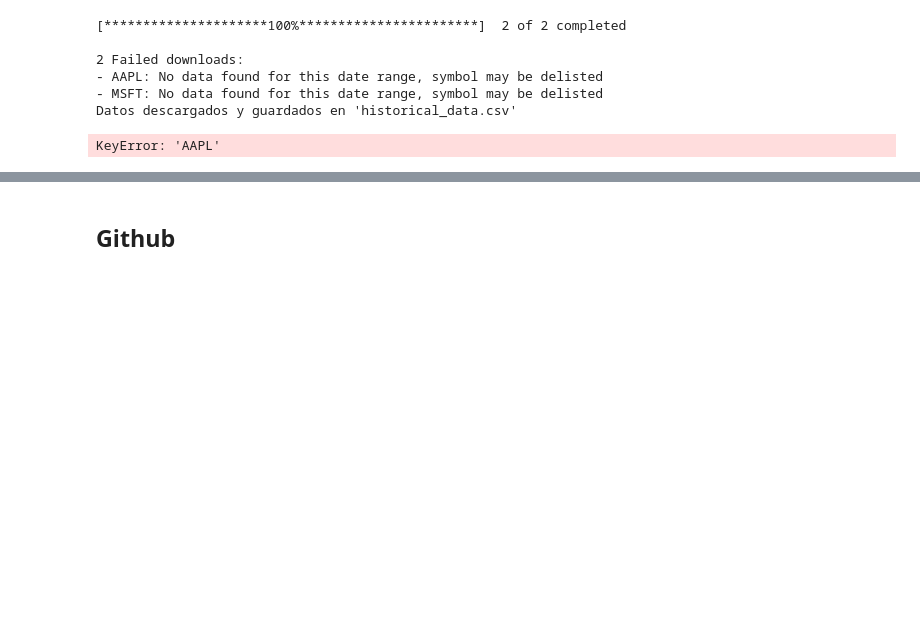
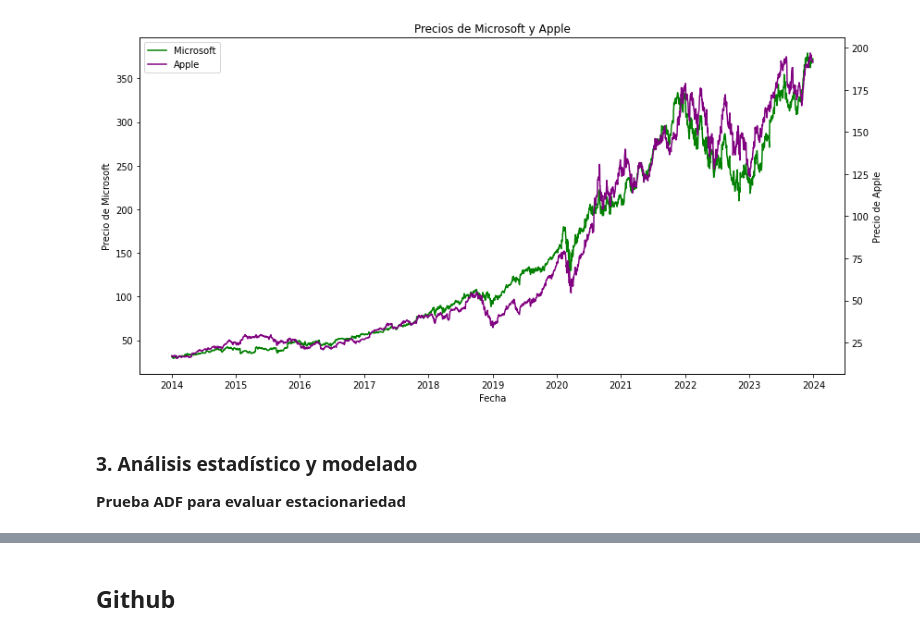
Before and after one commit to elpedrogael/002-Pairs-Trading, a Jupyter notebook: 002_Pairs_Trading.ipynb, the cells around one changed output, grey strips where cells are left out. Cells and saved outputs as stored; diff of their text form; code cells hidden in the pictures; blank space fills up the shorter version.

```diff
--- a/002_Pairs_Trading.ipynb
+++ b/002_Pairs_Trading.ipynb
@@ -147,47 +70,31 @@ def calculate_hedge_ratio(data):
-# %%
-import yfinance as yf
-import pandas as pd
-
-# Definir los tickers y el rango de fechas
-tickers = ['AAPL', 'MSFT']
-start_date = '2014-01-01'
-end_date = '2024-01-01'
-
-# Descargar los datos históricos con yfinance
-data_downloaded = yf.download(tickers, start=start_date, end=end_date)
-
-# Reiniciar el índice para que la fecha se convierta en una columna
-data_downloaded.reset_index(inplace=True)
-
-# Guardar los datos en un archivo CSV
-data_downloaded.to_csv("historical_data.csv", index=False)
-
-print("Datos descargados y guardados en 'historical_data.csv'")
-# %% [output]
-[*********************100%***********************]  2 of 2 completed
-
-2 Failed downloads:
-- AAPL: No data found for this date range, symbol may be delisted
-- MSFT: No data found for this date range, symbol may be delisted
-Datos descargados y guardados en 'historical_data.csv'
-# %%
-import pandas as pd
-
-# Cargar el CSV con los datos históricos
-# Se asume que "historical_data.csv" contiene al menos las columnas: "Date", "AAPL" y "MSFT"
-data = pd.read_csv("historical_data.csv")
-
-# Convertir la columna de fecha a formato datetime
-data['Date'] = pd.to_datetime(data['Date'])
-
-# Asegurar que las columnas de precios sean numéricas
-data['AAPL'] = pd.to_numeric(data['AAPL'], errors='coerce')
-data['MSFT'] = pd.to_numeric(data['MSFT'], errors='coerce')
-
-# Eliminar filas que tengan NaN en las columnas críticas
-data = data.dropna(subset=['AAPL', 'MSFT', 'Date'])
-
-# Mostrar las primeras filas
-data.head()
-# %% [output]
-KeyError: 'AAPL'
+# %%
+plt.figure(figsize=(12,6))
+ax1 = plt.gca()
+
+# Configuración del eje X y del eje Y izquierdo para Microsoft
+ax1.set_xlabel("Fecha", color='black')
+ax1.set_ylabel("Precio de Microsoft", color='black')
+ax1.plot(data_cleaned["Date"], data_cleaned["Close.1"], label="Microsoft", color='green')
+ax1.tick_params(axis='x', colors='black')
+ax1.tick_params(axis='y', colors='black')
+
+# Configuración del eje Y derecho para Apple
+ax2 = ax1.twinx()
+ax2.set_ylabel("Precio de Apple", color='black')
+ax2.plot(data_cleaned["Date"], data_cleaned["Close"], label="Apple", color='purple')
+ax2.tick_params(axis='y', colors='black')
+
+# Combinar las leyendas de ambos ejes
+lines1, labels1 = ax1.get_legend_handles_labels()
+lines2, labels2 = ax2.get_legend_handles_labels()
+ax1.legend(lines1 + lines2, labels1 + labels2, loc='upper left')
+
+plt.title("Precios de Microsoft y Apple", color='black')
+plt.tight_layout()
+plt.show()
+# %% [output]
+[figure, added]
+# %% [markdown]
+### 3. Análisis estadístico y modelado
+
+**Prueba ADF para evaluar estacionariedad**
```
Also changed, not shown: parts of 33 cells of this notebook.
